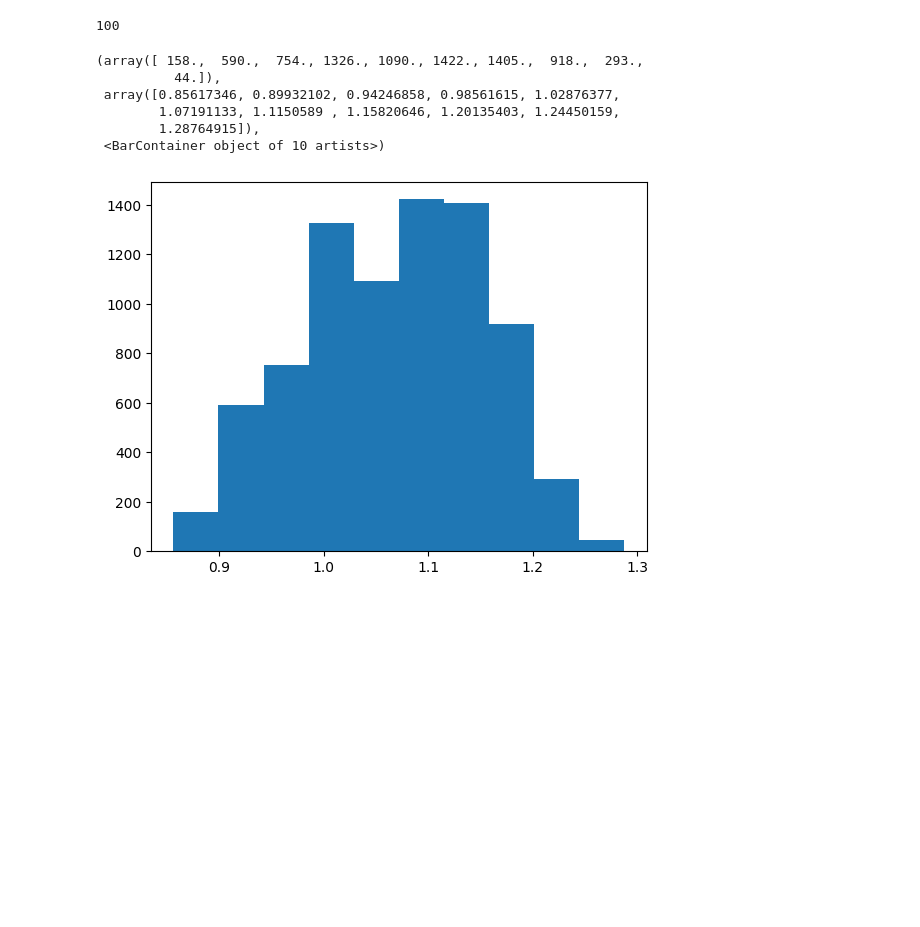
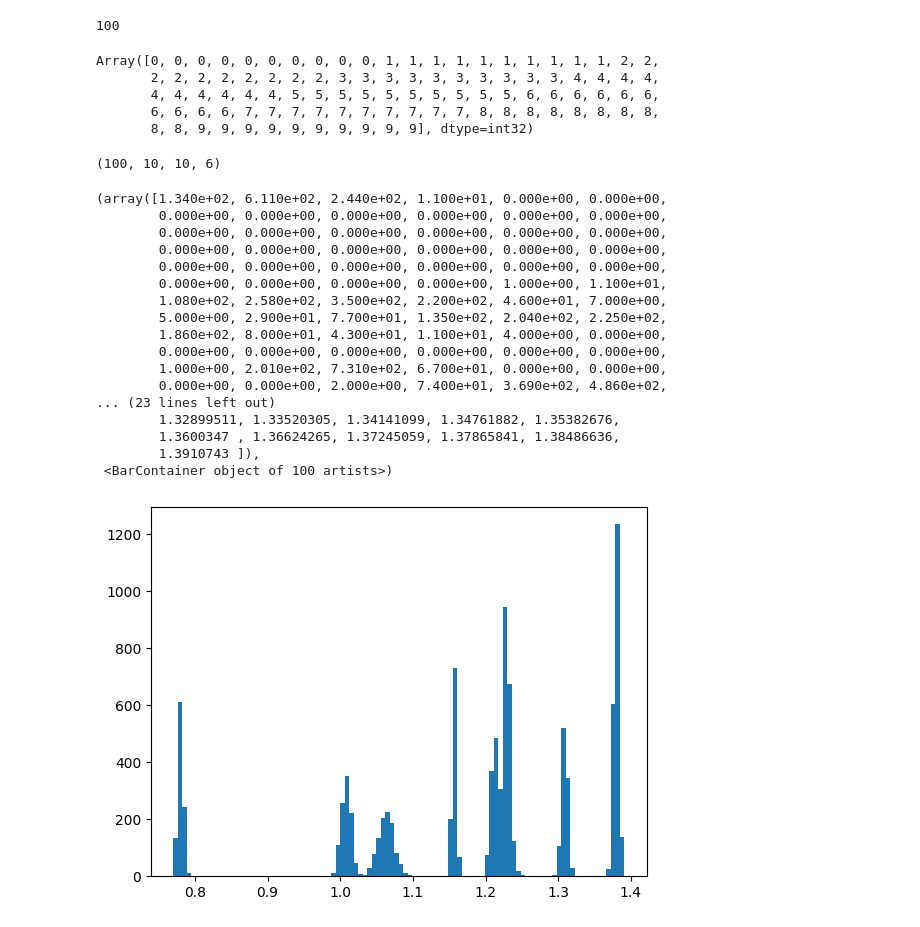
Before and after one commit to b-biswas/ltcurveMCMC, a Jupyter notebook: notebooks/perfect_sims_pcs.ipynb, the cells around one changed output. Saved outputs shown, nothing was run; the diff lists cells and outputs as text; code cells hidden in the pictures; blank space fills up the shorter version.

```diff
--- a/notebooks/perfect_sims_pcs.ipynb
+++ b/notebooks/perfect_sims_pcs.ipynb
@@ -22,6 +22,9 @@ pcs = load_pcs()
 new_object_df = pd.read_csv(os.path.join(get_data_dir_path(), "perfect_sims.csv"))
 # %% [markdown]
 The perfect simulations are simulated for LSST so they have 6 differnet bands. Since right now we run the tests on the ZTF data which has only the g and r bands, we will use only these 2 from LSST for compution
+# %%
+mu = np.load(os.path.join(get_data_dir_path(), "mu.npy"))
+scale = np.load(os.path.join(get_data_dir_path(), "scale.npy"))
 # %% [markdown]
 # RUN MCMC
 # %%
@@ -48,7 +51,7 @@ x_range = jnp.asarray(new_object_df["time"])
 observed_value = np.array(new_object_df["flux"].values, dtype=jnp.float32)
 observed_sigma = np.array(new_object_df["fluxerr"].values, dtype=jnp.float32)
 
-jd = jd_model_pcs(index, x_range, pcs)
+jd = jd_model_pcs(index, x_range, pcs, mu, scale)
 # %%
 len(observed_sigma)
 # %% [output]
@@ -56,31 +61,54 @@ len(observed_sigma)
+# %%
+index[:,0]
+# %% [output]
+Array([0, 0, 0, 0, 0, 0, 0, 0, 0, 0, 1, 1, 1, 1, 1, 1, 1, 1, 1, 1, 2, 2,
+       2, 2, 2, 2, 2, 2, 2, 2, 3, 3, 3, 3, 3, 3, 3, 3, 3, 3, 4, 4, 4, 4,
+       4, 4, 4, 4, 4, 4, 5, 5, 5, 5, 5, 5, 5, 5, 5, 5, 6, 6, 6, 6, 6, 6,
+       6, 6, 6, 6, 7, 7, 7, 7, 7, 7, 7, 7, 7, 7, 8, 8, 8, 8, 8, 8, 8, 8,
+       8, 8, 9, 9, 9, 9, 9, 9, 9, 9, 9, 9], dtype=int32)
 # %%
 # Run the mcmc
 run_mcmc = lambda seed: tfp.experimental.mcmc.windowed_adaptive_nuts(
         100,
         jd,
-        n_chains=4,
-        # num_adaptation_steps=5,
+        n_chains=10,
+        num_adaptation_steps=100,
         seed=seed,
-        sigma=observed_sigma*5,
+        sigma=observed_sigma,
         obs=observed_value,
     )
 
 
-rng, sample_rng = jax.random.split(rng)
+sample_rng, rng  = jax.random.split(rng)
 mcmc_samples, sampler_stats = run_mcmc(sample_rng)
 # %%
 from lcmcmc.parametric_fits import parametric_fn_pcs
 import matplotlib.pyplot as plt
+# %%
+mcmc_samples.coeffs.shape
+# %% [output]
+(100, 10, 10, 6)
 # %%
-plt.hist(mcmc_samples.c1_.flatten())
+plt.hist(mcmc_samples.coeffs[:, :, :, 0].flatten(), bins=100)
 # %% [output]
-(array([ 158.,  590.,  754., 1326., 1090., 1422., 1405.,  918.,  293.,
-          44.]),
- array([0.85617346, 0.89932102, 0.94246858, 0.98561615, 1.02876377,
-        1.07191133, 1.1150589 , 1.15820646, 1.20135403, 1.24450159,
-        1.28764915]),
- <BarContainer object of 10 artists>)
+(array([1.340e+02, 6.110e+02, 2.440e+02, 1.100e+01, 0.000e+00, 0.000e+00,
+        0.000e+00, 0.000e+00, 0.000e+00, 0.000e+00, 0.000e+00, 0.000e+00,
+        0.000e+00, 0.000e+00, 0.000e+00, 0.000e+00, 0.000e+00, 0.000e+00,
+        0.000e+00, 0.000e+00, 0.000e+00, 0.000e+00, 0.000e+00, 0.000e+00,
+        0.000e+00, 0.000e+00, 0.000e+00, 0.000e+00, 0.000e+00, 0.000e+00,
+        0.000e+00, 0.000e+00, 0.000e+00, 0.000e+00, 1.000e+00, 1.100e+01,
+        1.080e+02, 2.580e+02, 3.500e+02, 2.200e+02, 4.600e+01, 7.000e+00,
+        5.000e+00, 2.900e+01, 7.700e+01, 1.350e+02, 2.040e+02, 2.250e+02,
+        1.860e+02, 8.000e+01, 4.300e+01, 1.100e+01, 4.000e+00, 0.000e+00,
+        0.000e+00, 0.000e+00, 0.000e+00, 0.000e+00, 0.000e+00, 0.000e+00,
+        1.000e+00, 2.010e+02, 7.310e+02, 6.700e+01, 0.000e+00, 0.000e+00,
+        0.000e+00, 0.000e+00, 2.000e+00, 7.400e+01, 3.690e+02, 4.860e+02,
+... (23 lines left out)
+        1.32899511, 1.33520305, 1.34141099, 1.34761882, 1.35382676,
+        1.3600347 , 1.36624265, 1.37245059, 1.37865841, 1.38486636,
+        1.3910743 ]),
+ <BarContainer object of 100 artists>)
-[figure, old version]
+[figure, new version]
 # %%
 colors = ['r', 'g']
 for event_num in range(len(index)):
```
Also changed, not shown: parts of 3 cells of this notebook, 8 other files.
